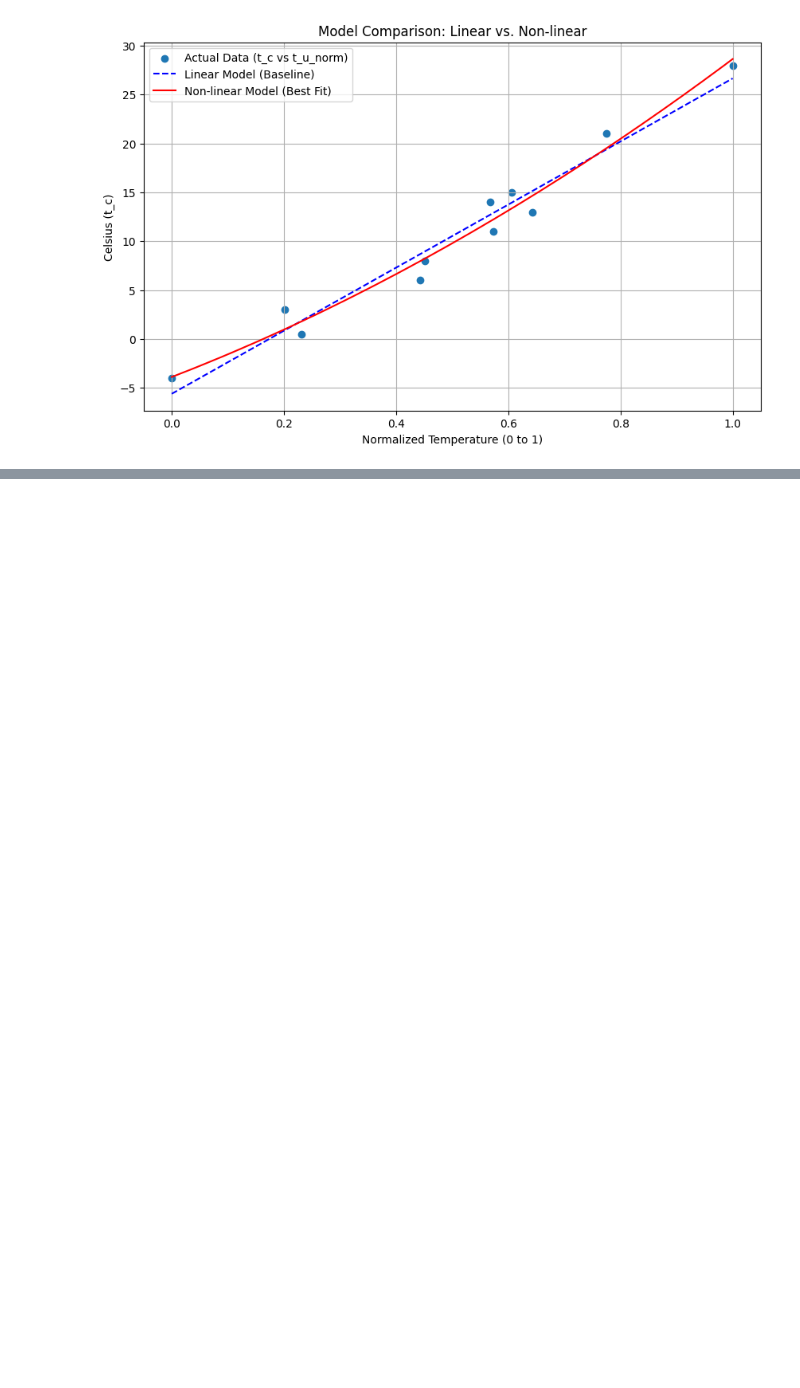
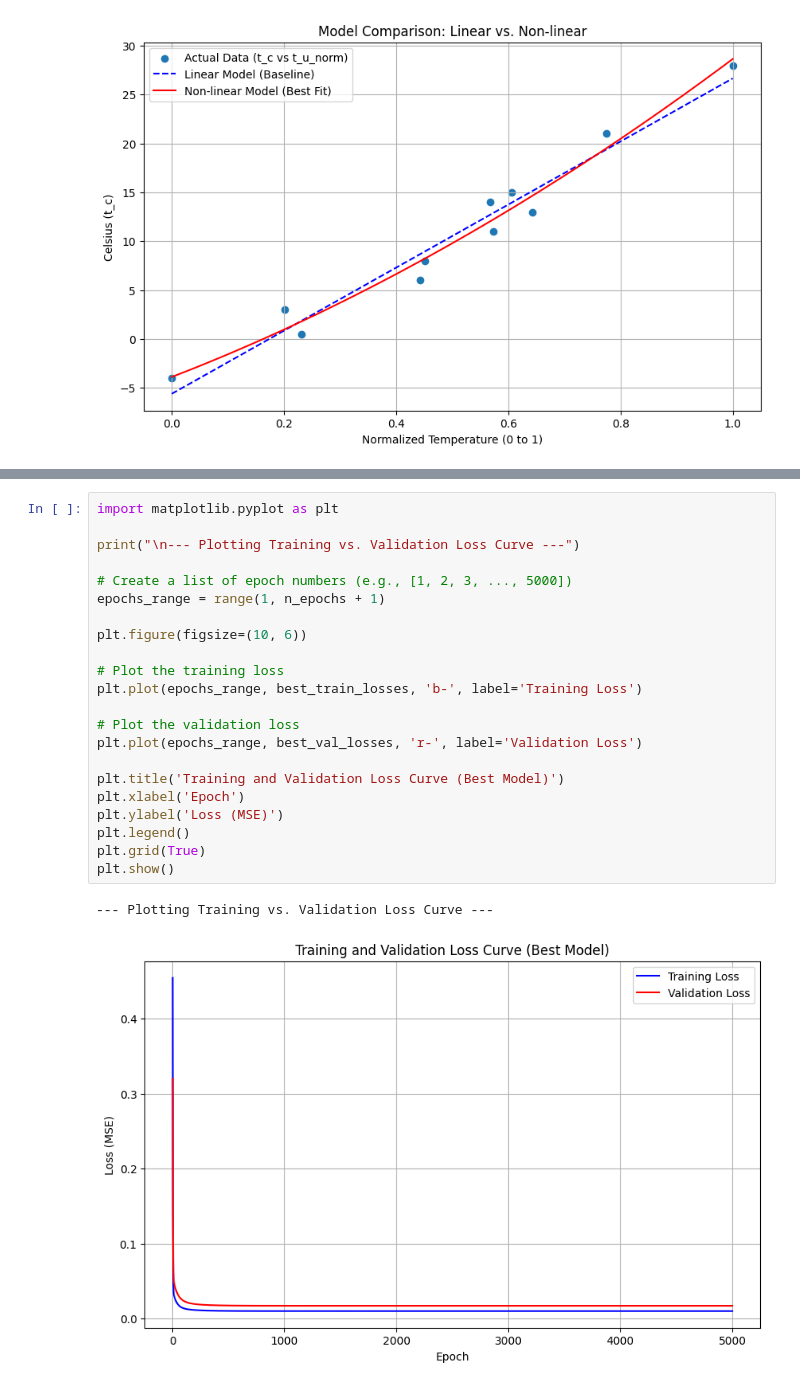
Before and after one commit to juantijero/ML_HW, a Jupyter notebook: HW5.ipynb, the cells around one changed output, grey strips where cells are left out. Drawn from its saved outputs; the diff is of its cells as text; blank space fills up the shorter version.

```diff
--- a/HW5.ipynb
+++ b/HW5.ipynb
@@ -161,0 +383,25 @@ Generating plot...
+# %%
+import matplotlib.pyplot as plt
+
+print("\n--- Plotting Training vs. Validation Loss Curve ---")
+
+# Create a list of epoch numbers (e.g., [1, 2, 3, ..., 5000])
+epochs_range = range(1, n_epochs + 1)
+
+plt.figure(figsize=(10, 6))
+
+# Plot the training loss
+plt.plot(epochs_range, best_train_losses, 'b-', label='Training Loss')
+
+# Plot the validation loss
+plt.plot(epochs_range, best_val_losses, 'r-', label='Validation Loss')
+
+plt.title('Training and Validation Loss Curve (Best Model)')
+plt.xlabel('Epoch')
+plt.ylabel('Loss (MSE)')
+plt.legend()
+plt.grid(True)
+plt.show()
+# %% [output]
+--- Plotting Training vs. Validation Loss Curve ---
+[figure, added]
```
Also changed, not shown: parts of 4 cells of this notebook.
